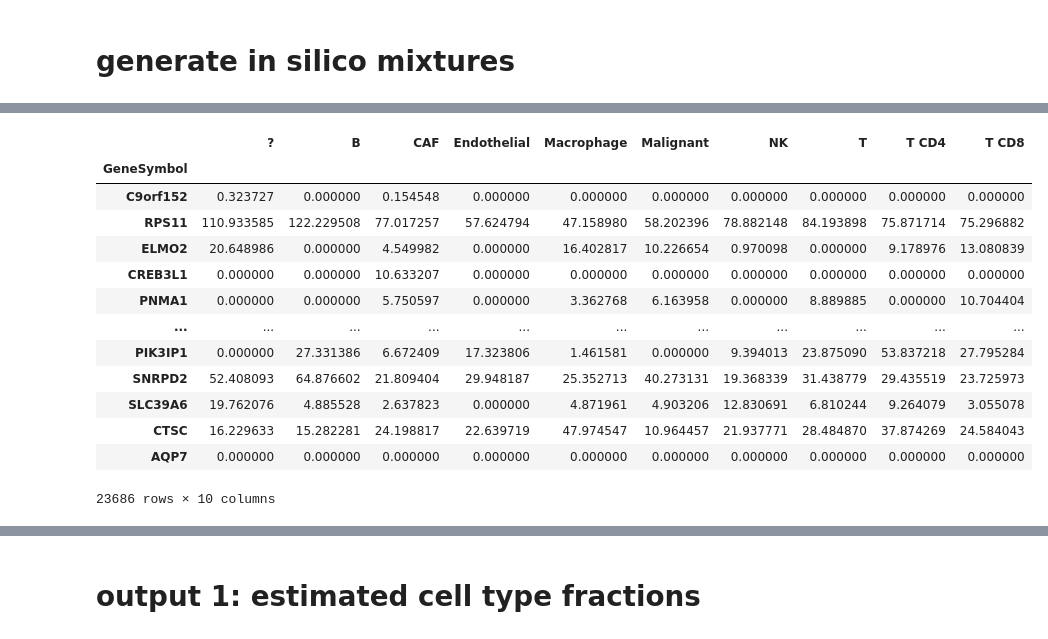
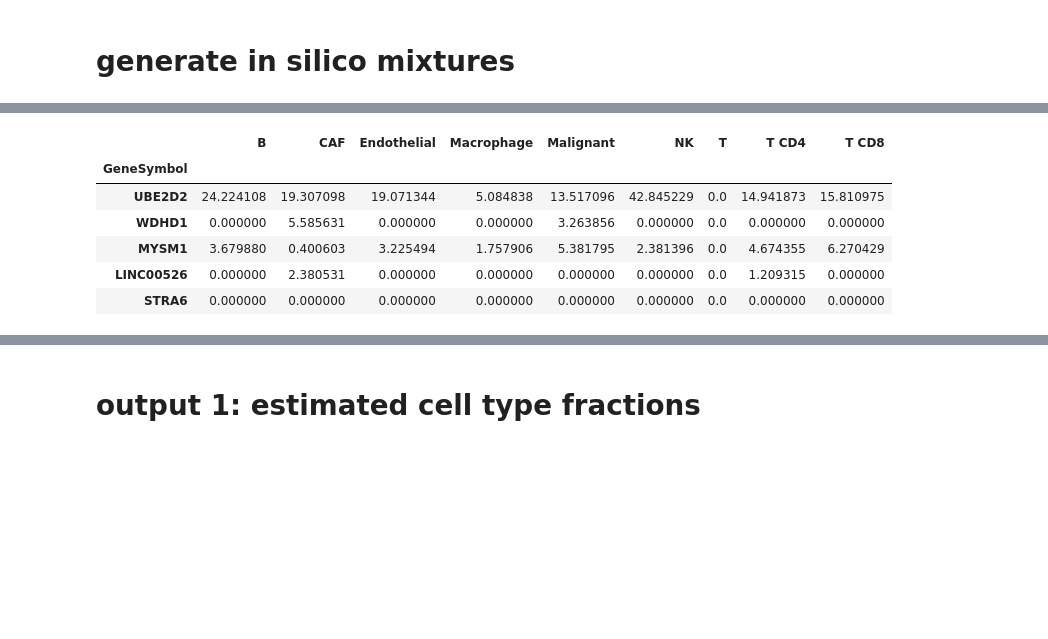
Before and after one commit to davidliu-lab/deconv, a Jupyter notebook: 6a - make cohorts.ipynb, the cells around one changed output, grey strips where cells are left out. Drawn from its saved outputs; the diff is of its cells as text; code cells hidden in the pictures; blank space fills up the shorter version.

```diff
--- a/6a - make cohorts.ipynb
+++ b/6a - make cohorts.ipynb
@@ -15,5 +7,7 @@ from helpers.loading_single_cell_cohorts import load_tirosh
 # %% [markdown]
 # load single cell data
 # %%
-sc_data, sc_metadata = load_tirosh()
+sc_data, sc_metadata = load_tirosh(
+    # n_genes_if_not_all=100
+)
 # %%
@@ -79,18 +85,11 @@ fractions
 # %%
-cell_type_geps["sample_000"]
+cell_type_geps["sample_000"].sample(5)
 # %% [output]
-|  | ? | B | CAF | Endothelial | Macrophage | Malignant | NK | T | T CD4 | T CD8 |
-| GeneSymbol |  |  |  |  |  |  |  |  |  |  |
-| C9orf152 | 0.323727 | 0.000000 | 0.154548 | 0.000000 | 0.000000 | 0.000000 | 0.000000 | 0.000000 | 0.000000 | 0.000000 |
-| RPS11 | 110.933585 | 122.229508 | 77.017257 | 57.624794 | 47.158980 | 58.202396 | 78.882148 | 84.193898 | 75.871714 | 75.296882 |
-| ELMO2 | 20.648986 | 0.000000 | 4.549982 | 0.000000 | 16.402817 | 10.226654 | 0.970098 | 0.000000 | 9.178976 | 13.080839 |
-| CREB3L1 | 0.000000 | 0.000000 | 10.633207 | 0.000000 | 0.000000 | 0.000000 | 0.000000 | 0.000000 | 0.000000 | 0.000000 |
-| PNMA1 | 0.000000 | 0.000000 | 5.750597 | 0.000000 | 3.362768 | 6.163958 | 0.000000 | 8.889885 | 0.000000 | 10.704404 |
-| ... | ... | ... | ... | ... | ... | ... | ... | ... | ... | ... |
-| PIK3IP1 | 0.000000 | 27.331386 | 6.672409 | 17.323806 | 1.461581 | 0.000000 | 9.394013 | 23.875090 | 53.837218 | 27.795284 |
-| SNRPD2 | 52.408093 | 64.876602 | 21.809404 | 29.948187 | 25.352713 | 40.273131 | 19.368339 | 31.438779 | 29.435519 | 23.725973 |
-| SLC39A6 | 19.762076 | 4.885528 | 2.637823 | 0.000000 | 4.871961 | 4.903206 | 12.830691 | 6.810244 | 9.264079 | 3.055078 |
-| CTSC | 16.229633 | 15.282281 | 24.198817 | 22.639719 | 47.974547 | 10.964457 | 21.937771 | 28.484870 | 37.874269 | 24.584043 |
-| AQP7 | 0.000000 | 0.000000 | 0.000000 | 0.000000 | 0.000000 | 0.000000 | 0.000000 | 0.000000 | 0.000000 | 0.000000 |
+|  | B | CAF | Endothelial | Macrophage | Malignant | NK | T | T CD4 | T CD8 |
+| GeneSymbol |  |  |  |  |  |  |  |  |  |
+| UBE2D2 | 24.224108 | 19.307098 | 19.071344 | 5.084838 | 13.517096 | 42.845229 | 0.0 | 14.941873 | 15.810975 |
+| WDHD1 | 0.000000 | 5.585631 | 0.000000 | 0.000000 | 3.263856 | 0.000000 | 0.0 | 0.000000 | 0.000000 |
+| MYSM1 | 3.679880 | 0.400603 | 3.225494 | 1.757906 | 5.381795 | 2.381396 | 0.0 | 4.674355 | 6.270429 |
+| LINC00526 | 0.000000 | 2.380531 | 0.000000 | 0.000000 | 0.000000 | 0.000000 | 0.0 | 1.209315 | 0.000000 |
+| STRA6 | 0.000000 | 0.000000 | 0.000000 | 0.000000 | 0.000000 | 0.000000 | 0.0 | 0.000000 | 0.000000 |
-23686 rows × 10 columns
 # %%
```
Also changed, not shown: parts of 9 cells of this notebook, 2 other files.
